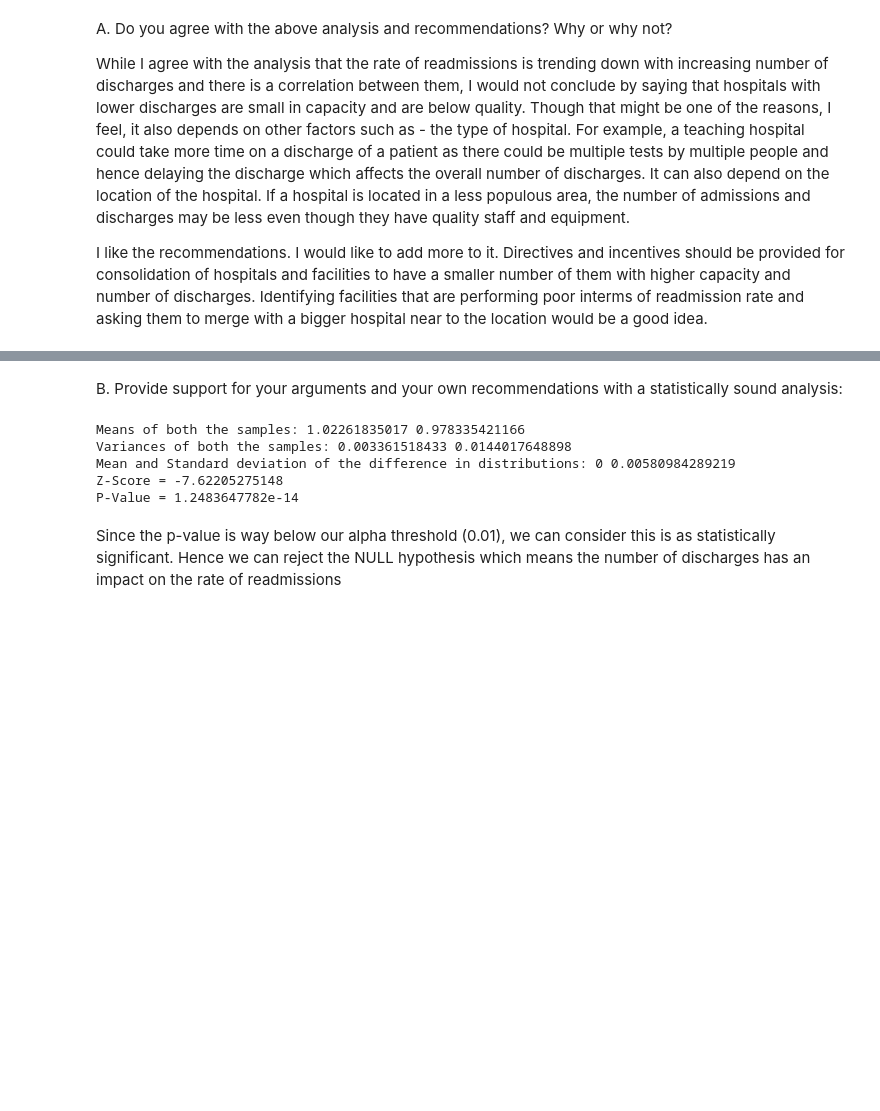
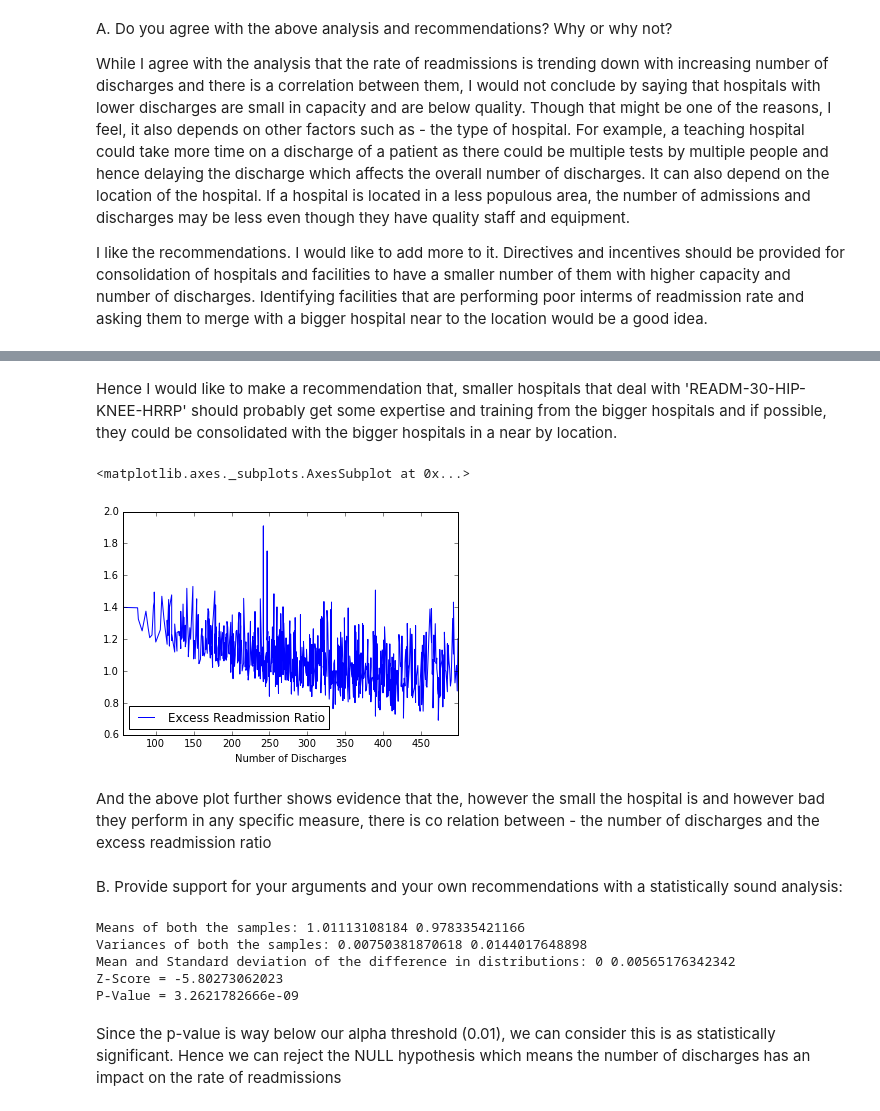
Before and after one commit to Naveed1842/data-science-intensive-2, a Jupyter notebook: statistics project 3/sliderule_dsi_inferential_statistics_exercise_3.ipynb, the cells around one changed output, grey strips where cells are left out. Saved outputs shown, nothing was run; the diff lists cells and outputs as text; code cells hidden in the pictures; blank space fills up the shorter version.

```diff
--- a/statistics project 3/sliderule_dsi_inferential_statistics_exercise_3.ipynb
+++ b/statistics project 3/sliderule_dsi_inferential_statistics_exercise_3.ipynb
@@ -119,14 +137,27 @@ I like the recommendations. I would like to add more to it. Directives and incen
+# %% [markdown]
+Hence I would like to make a recommendation that, smaller hospitals that deal with 'READM-30-HIP-KNEE-HRRP' should probably get some expertise and training from the bigger hospitals and if possible, they could be consolidated with the bigger hospitals in a near by location.
+# %%
+# Plot between no of discharges and readmission ratio of smaller hospitals in measure - 'READM-30-HIP-KNEE-HRRP'
+b = clean_hospital_read_df[clean_hospital_read_df['Number of Discharges'] < 500]
+b = b[clean_hospital_read_df['Measure Name'] == 'READM-30-HIP-KNEE-HRRP']
+b = b[['Number of Discharges','Excess Readmission Ratio']]
+b.dropna().set_index('Number of Discharges').plot()
+# %% [output]
+<matplotlib.axes._subplots.AxesSubplot at 0x...>
+[figure, added]
+# %% [markdown]
+And the above plot further shows evidence that the, however the small the hospital is and however bad they perform in any specific measure, there is co relation between - the number of discharges and the excess readmission ratio
 # %% [markdown]
 B. Provide support for your arguments and your own recommendations with a statistically sound analysis:
 # %%
 # I would want to prove that the number of discharges has an impact on the rate of readmissions
-# Let us consider two groups - 1)Hospitals with number of discharges < 100  2) Hospitals with number of discharges > 1000
+# Let us consider two groups - 1)Hospitals with number of discharges < 500  2) Hospitals with number of discharges > 1000
 
 # Let us consider our sample statistic to be the mean
-# H0: There is no impact => m1 = mean(hospitals with discharges < 100) = m2 = mean(hospitals with discharges> 1000)
+# H0: There is no impact => m1 = mean(hospitals with discharges < 500) = m2 = mean(hospitals with discharges> 1000)
 # H1: There is a impact => m1 > m2
 # Where m1 and m2 are the population means
-hospitals1 = clean_hospital_read_df[clean_hospital_read_df['Number of Discharges'] < 100]
+hospitals1 = clean_hospital_read_df[clean_hospital_read_df['Number of Discharges'] < 500]
 hospitals2 = clean_hospital_read_df[clean_hospital_read_df['Number of Discharges'] > 1000]
 hospitals1_size = len(hospitals1)
 hospitals2_size = len(hospitals2)
@@ -156,10 +187,10 @@ print 'Z-Score =',z_score
 p_value = stats.norm.cdf(z_score)
 print 'P-Value =',p_value
 # %% [output]
-Means of both the samples: 1.02261835017 0.978335421166
-Variances of both the samples: 0.003361518433 0.0144017648898
-Mean and Standard deviation of the difference in distributions: 0 0.00580984289219
-Z-Score = -7.62205275148
-P-Value = 1.2483647782e-14
+Means of both the samples: 1.01113108184 0.978335421166
+Variances of both the samples: 0.00750381870618 0.0144017648898
+Mean and Standard deviation of the difference in distributions: 0 0.00565176342342
+Z-Score = -5.80273062023
+P-Value = 3.2621782666e-09
 # %% [markdown]
 Since the p-value is way below our alpha threshold (0.01), we can consider this is as statistically significant. Hence we can reject the NULL hypothesis which means the number of discharges has an impact on the rate of readmissions
```
Also changed, not shown: parts of 4 cells of this notebook.
